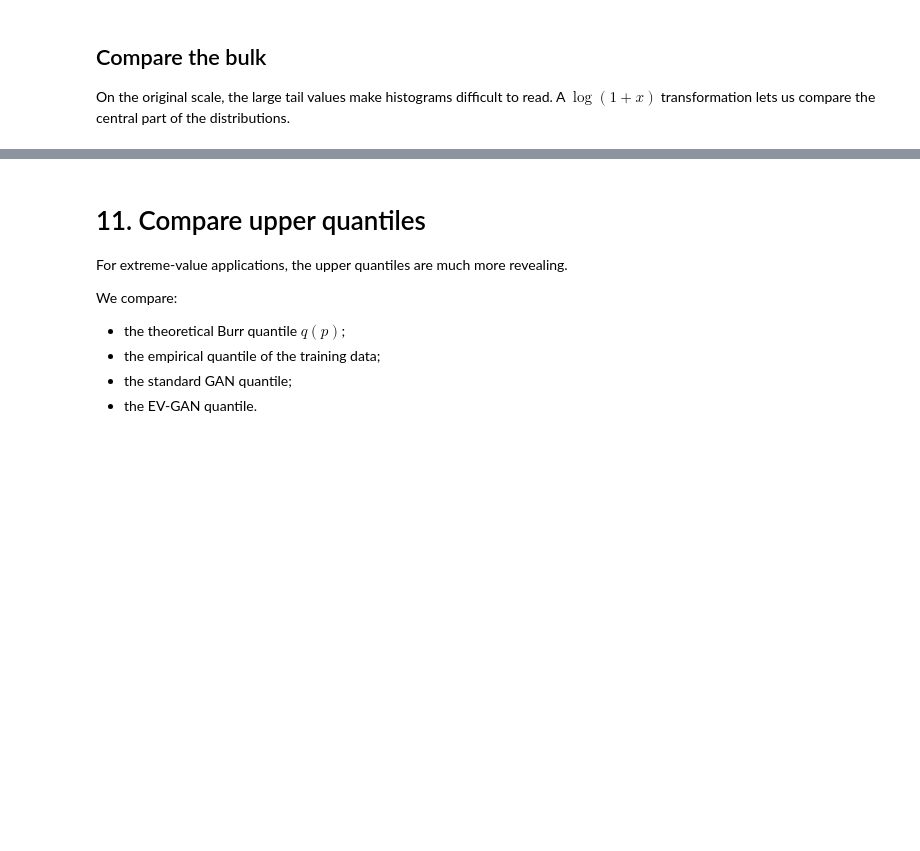
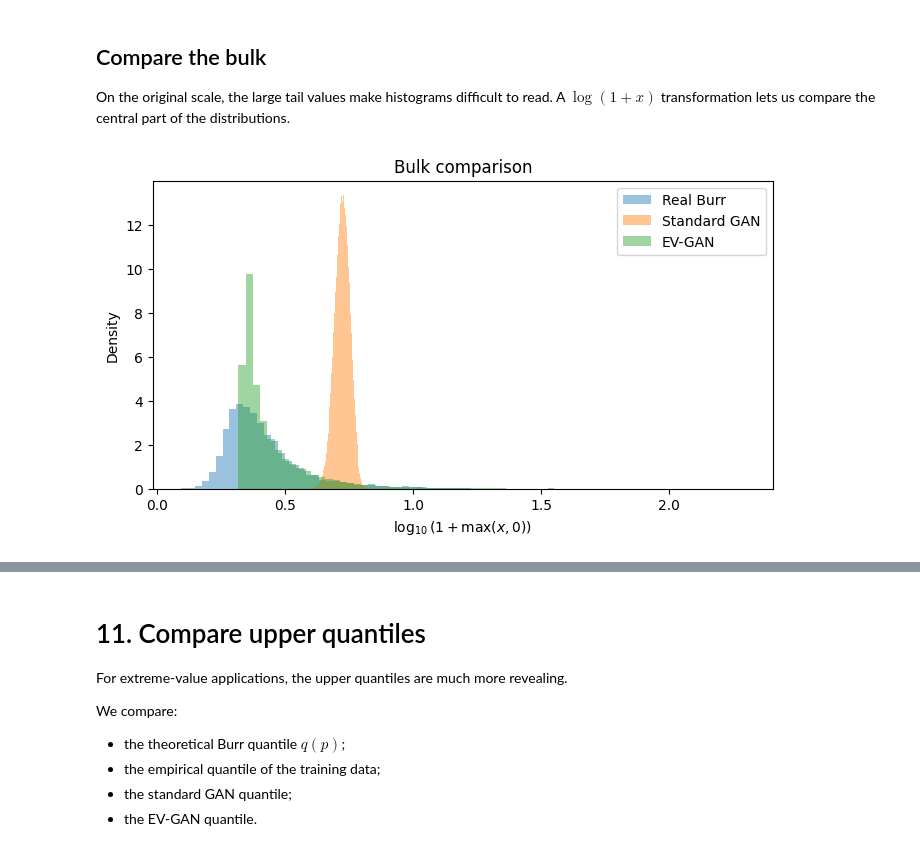
Before and after one commit to Jbrich95/GAMEX_summer_school_GANs, a Jupyter notebook: 02_evGAN_vs_standard_GAN_1d.ipynb, the cells around one changed output, grey strips where cells are left out. Saved outputs shown, nothing was run; the diff lists cells and outputs as text; code cells hidden in the pictures; blank space fills up the shorter version.

```diff
--- a/02_evGAN_vs_standard_GAN_1d.ipynb
+++ b/02_evGAN_vs_standard_GAN_1d.ipynb
@@ -698,32 +1136,34 @@ On the original scale, the large tail values make histograms difficult to read.
 # %%
 plt.figure(figsize=(8, 4))
 
 plt.hist(
     np.log10(1 + X_real),
     bins=70,
     density=True,
     alpha=0.45,
     label="Real Burr"
 )
 
 plt.hist(
-    np.log10(1 + X_gan),
+    np.log10(1 + np.maximum(X_gan, 0)),
     bins=70,
     density=True,
     alpha=0.45,
     label="Standard GAN"
 )
 
 plt.hist(
-    np.log10(1 + X_ev),
+    np.log10(1 + np.maximum(X_ev, 0)),
     bins=70,
     density=True,
     alpha=0.45,
     label="EV-GAN"
 )
 
-plt.xlabel(r"$\log_{10}(1+x)$")
+plt.xlabel(r"$\log_{10}(1+\max(x,0))$")
 plt.ylabel("Density")
 plt.title("Bulk comparison")
 plt.legend()
 plt.show()
+# %% [output]
+[figure, added]
```
Also changed, not shown: parts of 36 cells of this notebook, 4 other files.
